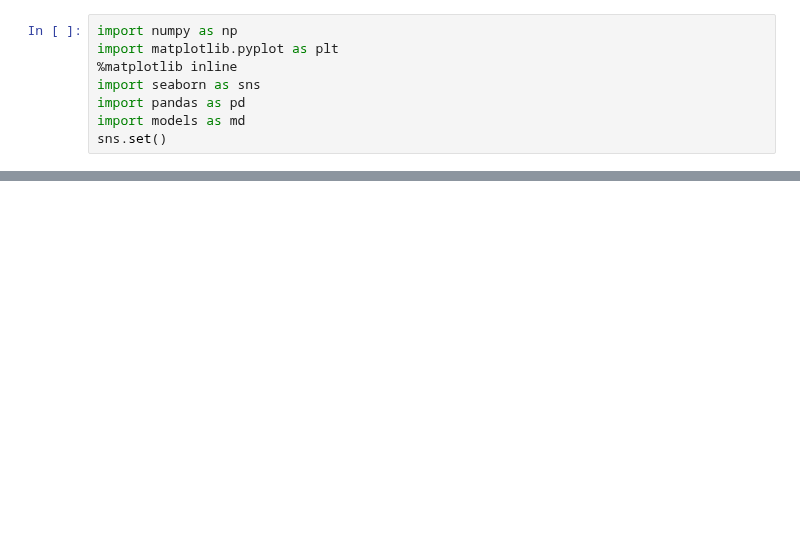
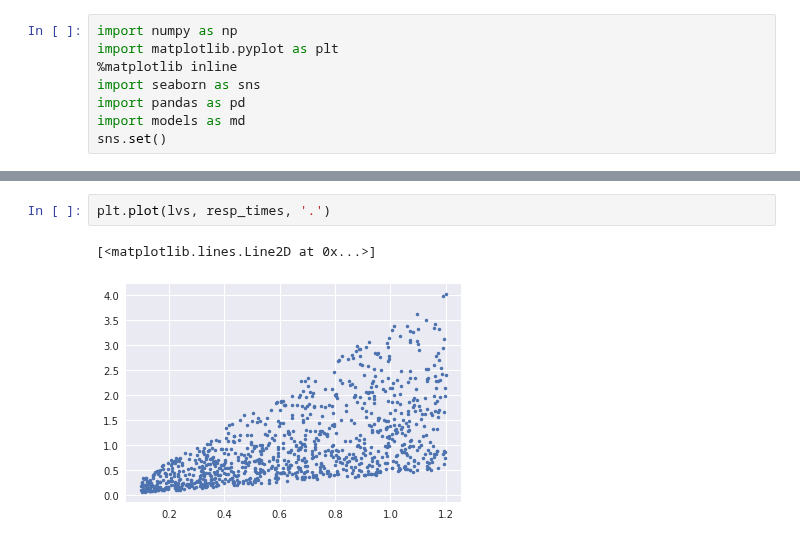
Before and after one commit to awakenting/master-thesis, a Jupyter notebook: code/Stimulus_plots.ipynb, the cells around one changed output, grey strips where cells are left out. Cells and saved outputs as stored; diff of their text form; blank space fills up the shorter version.

```diff
--- a/code/Stimulus_plots.ipynb
+++ b/code/Stimulus_plots.ipynb
@@ -91,0 +135,5 @@ plt.legend()
+# %%
+plt.plot(lvs, resp_times, '.')
+# %% [output]
+[<matplotlib.lines.Line2D at 0x...>]
+[figure, added]
```
Also changed, not shown: parts of 10 cells of this notebook, 16 other files.
